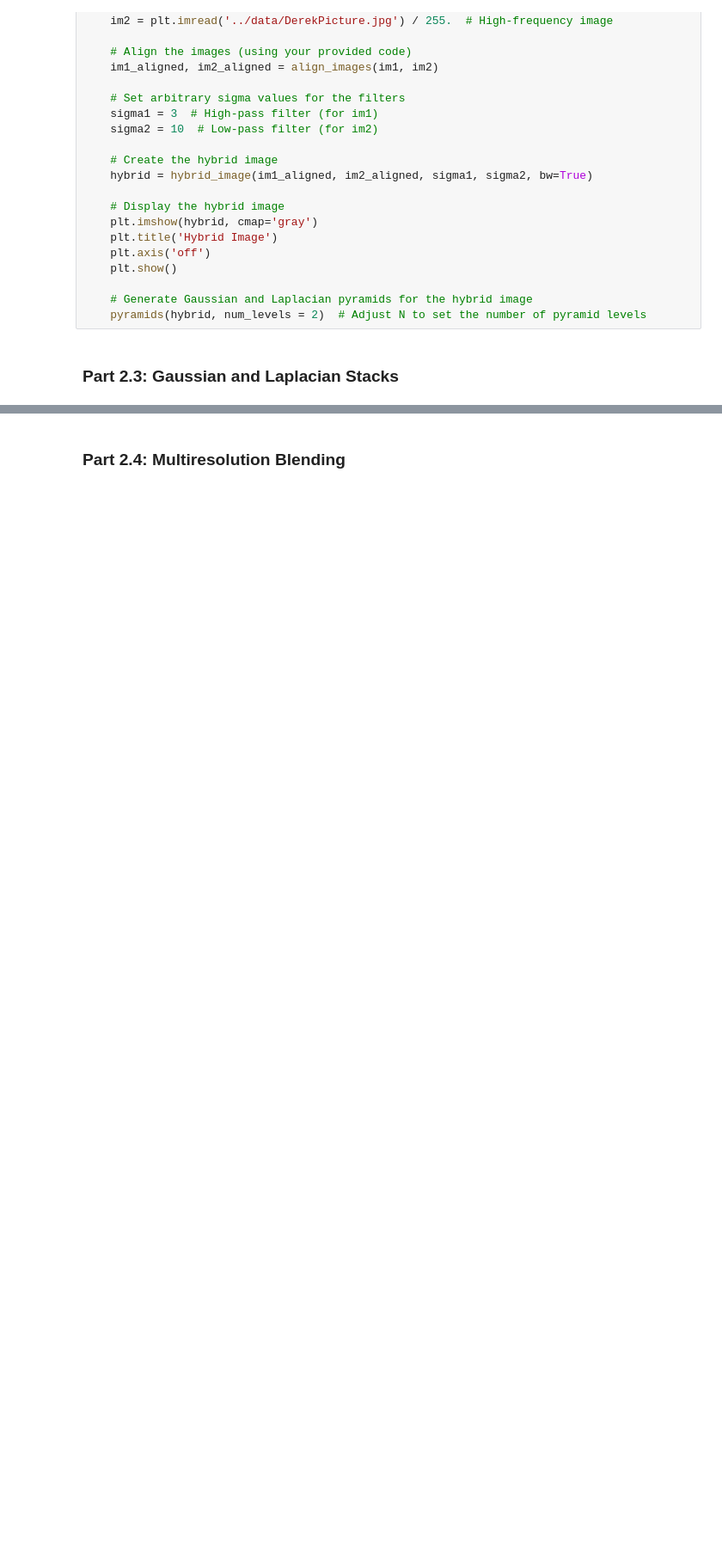
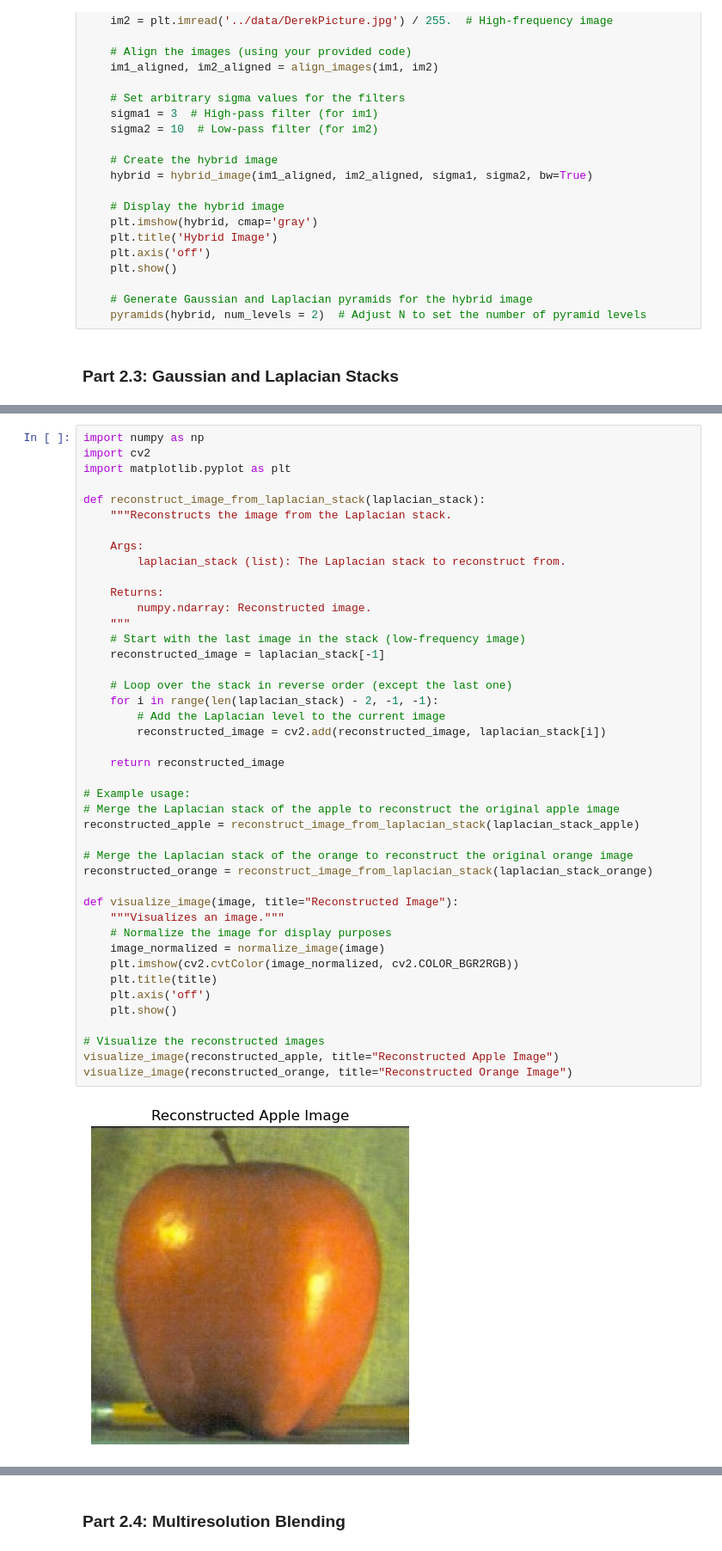
Before and after one commit to filipbagen/cs-180, a Jupyter notebook: p2-filters-and-frequencies/code/main.ipynb, the cells around one changed output, grey strips where cells are left out. Shown at 86% size. Drawn from its saved outputs; the diff is of its cells as text; blank space fills up the shorter version.

```diff
--- a/p2-filters-and-frequencies/code/main.ipynb
+++ b/p2-filters-and-frequencies/code/main.ipynb
@@ -461,3 +462,48 @@ visualize_stack(laplacian_stack_orange, title="Laplacian Stack")
 # %% [output]
 [figure]
 [figure]
+# %%
+import numpy as np
+import cv2
+import matplotlib.pyplot as plt
+
+def reconstruct_image_from_laplacian_stack(laplacian_stack):
+    """Reconstructs the image from the Laplacian stack.
+
+    Args:
+        laplacian_stack (list): The Laplacian stack to reconstruct from.
+
+    Returns:
+        numpy.ndarray: Reconstructed image.
+    """
+    # Start with the last image in the stack (low-frequency image)
+    reconstructed_image = laplacian_stack[-1]
+
+    # Loop over the stack in reverse order (except the last one)
+    for i in range(len(laplacian_stack) - 2, -1, -1):
+        # Add the Laplacian level to the current image
+        reconstructed_image = cv2.add(reconstructed_image, laplacian_stack[i])
+
+    return reconstructed_image
+
+# Example usage:
+# Merge the Laplacian stack of the apple to reconstruct the original apple image
+reconstructed_apple = reconstruct_image_from_laplacian_stack(laplacian_stack_apple)
+
+# Merge the Laplacian stack of the orange to reconstruct the original orange image
+reconstructed_orange = reconstruct_image_from_laplacian_stack(laplacian_stack_orange)
+
+def visualize_image(image, title="Reconstructed Image"):
+    """Visualizes an image."""
+    # Normalize the image for display purposes
+    image_normalized = normalize_image(image)
+    plt.imshow(cv2.cvtColor(image_normalized, cv2.COLOR_BGR2RGB))
+    plt.title(title)
+    plt.axis('off')
+    plt.show()
+
+# Visualize the reconstructed images
+visualize_image(reconstructed_apple, title="Reconstructed Apple Image")
+visualize_image(reconstructed_orange, title="Reconstructed Orange Image")
+# %% [output]
+[figure, added]
```
Also changed, not shown: parts of 2 cells of this notebook.
